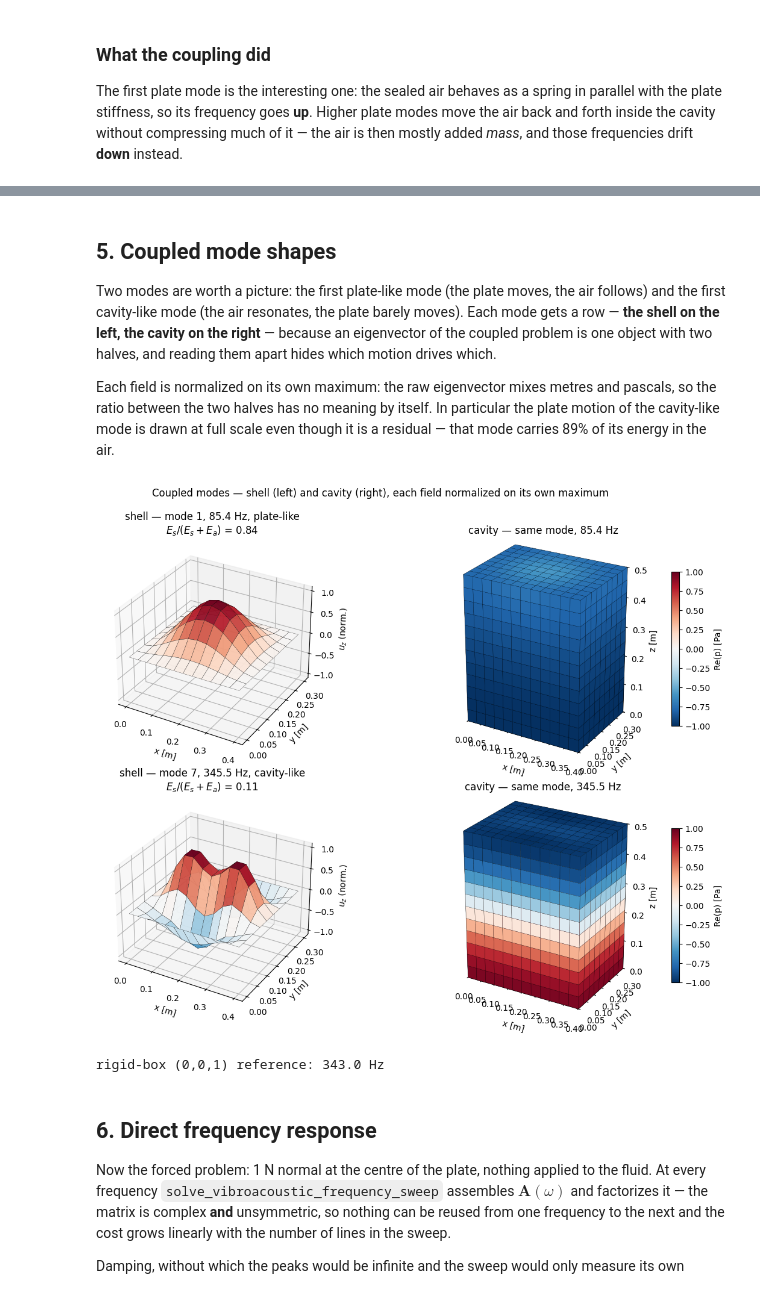
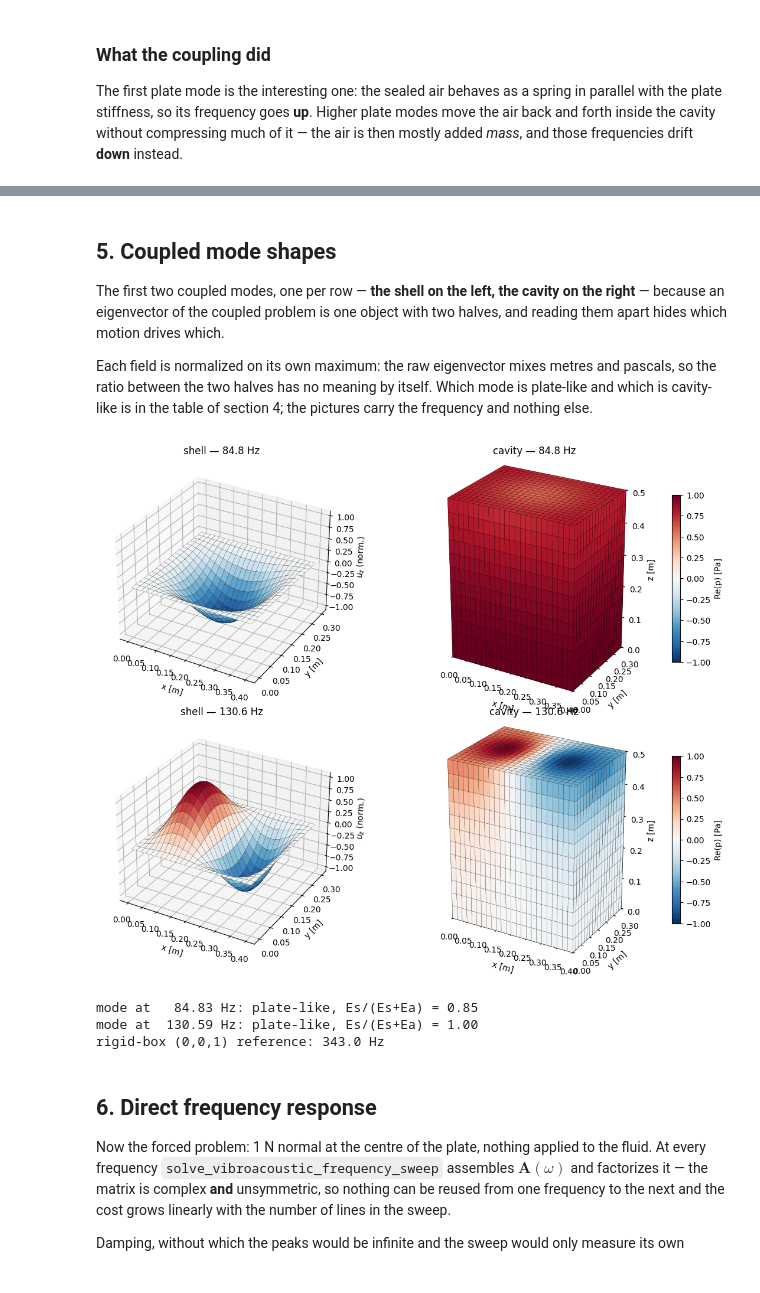
Before and after one commit to DanFabb/pycafe, a Jupyter notebook: examples/02_cavity_plate_coupled.ipynb, the cells around one changed output, grey strips where cells are left out. Saved outputs shown, nothing was run; the diff lists cells and outputs as text; code cells hidden in the pictures.

```diff
--- a/examples/02_cavity_plate_coupled.ipynb
+++ b/examples/02_cavity_plate_coupled.ipynb
@@ -161,13 +204,6 @@ Two checks are worth doing every time:
   $\mathbf K_c \mathbf 1 = \int_S \mathbf n\, dS$. It is the cheapest test that both
   the orientation and the surface Jacobian are right.
 # %%
-system = pycafe.prepare_vibroacoustic_system(
-    nodes=nodes, groups=groups,
-    rho0=RHO0, c0=C0,
-    t=T, rho_s=RHO_S, E=E, nu=NU,
-    support="clamped",          # CCCC: all 6 DOF blocked on 'plate_clamp'
-)
-
 for role in ("fluid", "structure"):
     d = system["domains"][role]
     print(f"{role:<10} group '{d['group']}': {d['elem_type']} x {d['conn0'].shape[0]}")
@@ -182,5 +218,7 @@ print(f"vector area int_S n dS = {np.round(coupling['area_vector'], 9)} m2  "
 
 n_s = system["structural"]["idx_free"].size
 n_a = system["acoustic"]["nodes0"].size
+print(f"support    {system['structural']['support']}, "
+      f"{system['structural']['clamped_nodes0'].size} nodes held")
 print(f"unknowns   {n_s} structural + {n_a} acoustic = {n_s + n_a}")
 # %% [output]
@@ -366,16 +405,14 @@ plate mode 4   : 232.40 Hz in vacuo -> 229.89 Hz coupled (-1.1 %)
 # %% [markdown]
 ## 5. Coupled mode shapes
 
-Two modes are worth a picture: the first plate-like mode (the plate moves, the air
-follows) and the first cavity-like mode (the air resonates, the plate barely moves).
-Each mode gets a row — **the shell on the left, the cavity on the right** — because
-an eigenvector of the coupled problem is one object with two halves, and reading
-them apart hides which motion drives which.
+The first two coupled modes, one per row — **the shell on the left, the cavity on
+the right** — because an eigenvector of the coupled problem is one object with two
+halves, and reading them apart hides which motion drives which.
 
 Each field is normalized on its own maximum: the raw eigenvector mixes metres and
-pascals, so the ratio between the two halves has no meaning by itself. In particular
-the plate motion of the cavity-like mode is drawn at full scale even though it is a
-residual — that mode carries 89% of its energy in the air.
+pascals, so the ratio between the two halves has no meaning by itself. Which mode
+is plate-like and which is cavity-like is in the table of section 4; the pictures
+carry the frequency and nothing else.
 # %%
 plate0 = system["structural"]["nodes0"]
 # Gmsh coordinates carry round-off, so the grid lines are recovered from
@@ -391,48 +428,52 @@ def plate_shape(w_red, idx_s):
     field = structural_displacement_field(w_red, idx_s, nodes.shape[0])
     uz = np.zeros((ys.size, xs.size))
     uz[iy, ix] = np.real(field[plate0, 2])
     return uz / np.abs(uz).max()
 
 
 def draw_plate(ax, uz, title):
     """Left panel: the shell."""
     ax.plot_surface(X, Y, uz, cmap="RdBu_r", vmin=-1, vmax=1,
-                    linewidth=0.2, edgecolor="k", alpha=0.95)
+                    linewidth=0.15, edgecolor="k", alpha=0.95)
     ax.set(xlabel="x [m]", ylabel="y [m]", zlabel="$u_z$ (norm.)",
            zlim=(-1.1, 1.1))
     ax.set_title(title)
 
 
-i_plate = int(np.argmax(frac > 0.75))                       # first plate-like
-i_cav = int(np.argmin(np.where(f_coupled > 1.0, frac, 9)))  # first cavity-like
+# The first two modes of the coupled problem, skipping the 0 Hz uniform
+# pressure of the sealed cavity.
+flexible = np.where(f_coupled > 1.0)[0][:2]
 
-# One row per mode; the shell on the left, the cavity it lives in on the
-# right, so the two halves of the same eigenvector are read together.
-fig = plt.figure(figsize=(12, 9))
-for row, (idx, name) in enumerate([(i_plate, "plate-like"),
-                                   (i_cav, "cavity-like")]):
+fig = plt.figure(figsize=(12, 10))
+for row, idx in enumerate(flexible):
     ax_s = fig.add_subplot(2, 2, 2 * row + 1, projection="3d")
     draw_plate(ax_s, plate_shape(modes[:ns, idx], blocks_free["idx_s"]),
-               f"shell — mode {idx}, {f_coupled[idx]:.1f} Hz, {name}\n"
-               f"$E_s/(E_s+E_a)$ = {frac[idx]:.2f}")
+               f"shell — {f_coupled[idx]:.1f} Hz")
 
     ax_a = fig.add_subplot(2, 2, 2 * row + 2, projection="3d")
     p_mode = expand_pressure(modes[ns:, idx], blocks_free["idx_a"],
                              nodes.shape[0])
     plot_pressure_3d(
         nodes, elements, p_mode / np.abs(p_mode).max(),
         part="real", cmap="RdBu_r", clim=(-1, 1), ax=ax_a, show=False,
-        title=f"cavity — same mode, {f_coupled[idx]:.1f} Hz",
+        title=f"cavity — {f_coupled[idx]:.1f} Hz",
     )
 
-fig.suptitle("Coupled modes — shell (left) and cavity (right), "
-             "each field normalized on its own maximum", y=0.99)
-plt.tight_layout()
+# tight_layout does not know about 3D axes: leave the rows apart by hand,
+# or the title of the second lands on the labels of the first.
+fig.subplots_adjust(hspace=0.28, wspace=0.05, top=0.94, bottom=0.06)
 plt.show()
 
+for idx in flexible:
+    kind = ("plate-like" if frac[idx] > 0.75 else
+            "cavity-like" if frac[idx] < 0.25 else "coupled")
+    print(f"mode at {f_coupled[idx]:7.2f} Hz: {kind}, "
+          f"Es/(Es+Ea) = {frac[idx]:.2f}")
 print(f"rigid-box (0,0,1) reference: {C0 / (2 * LZ):.1f} Hz")
 # %% [output]
-[figure, old version]
+[figure, new version]
+mode at   84.83 Hz: plate-like, Es/(Es+Ea) = 0.85
+mode at  130.59 Hz: plate-like, Es/(Es+Ea) = 1.00
 rigid-box (0,0,1) reference: 343.0 Hz
 # %% [markdown]
 ## 6. Direct frequency response
```
Also changed, not shown: parts of 24 cells of this notebook, 17 other files.
